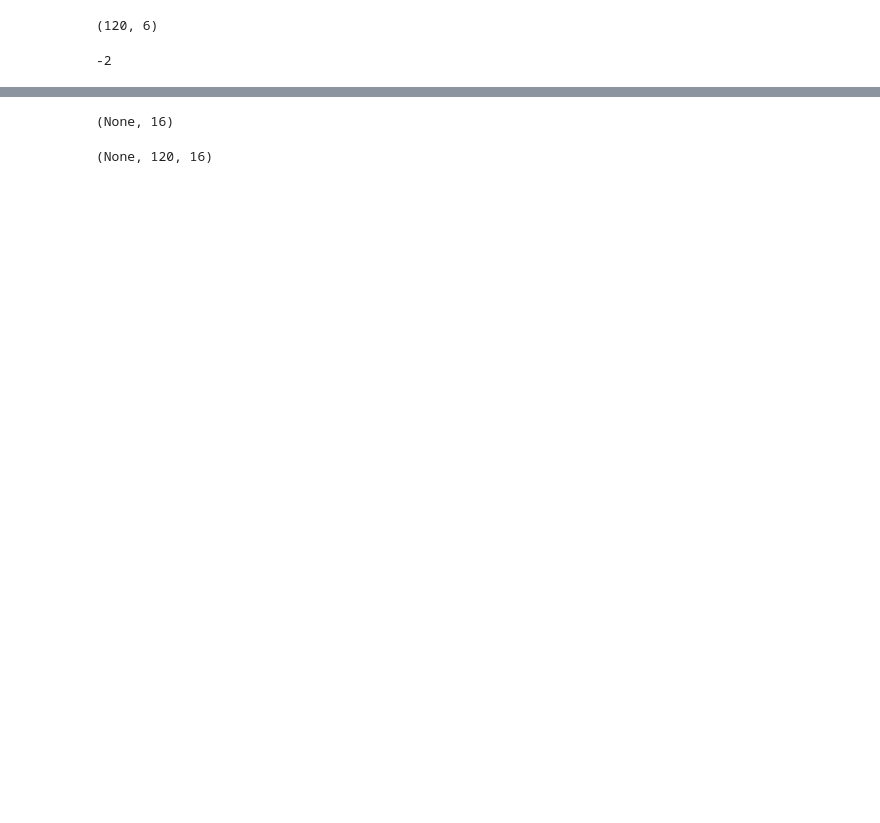
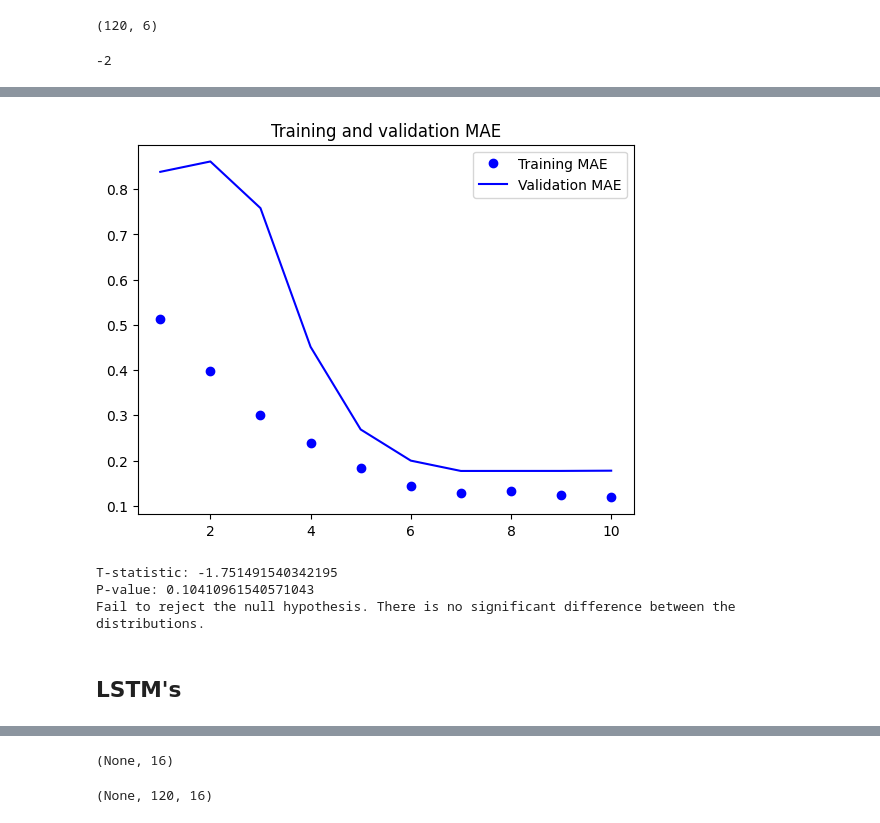
Before and after one commit to porallapradhyumna/Stock_prize_Prediction, a Jupyter notebook: SPP/Models_to_stats.ipynb.ipynb, the cells around one changed output, grey strips where cells are left out. Cells and saved outputs as stored; diff of their text form; code cells hidden in the pictures; blank space fills up the shorter version.

```diff
--- a/SPP/Models_to_stats.ipynb.ipynb
+++ b/SPP/Models_to_stats.ipynb.ipynb
@@ -201,20 +235,13 @@ model = keras.Model(inputs, outputs)
 
 # Define callbacks, compile the model, and train
 callbacks = [
-    keras.callbacks.ModelCheckpoint("jena_conv.tf",
+    keras.callbacks.ModelCheckpoint("v3_conv.tf",
                                     save_best_only=True)
 ]
 model.compile(optimizer="rmsprop", loss="mse", metrics=["mae"])
 history = model.fit(train_dataset, epochs=10, validation_data=val_dataset, callbacks=callbacks)
 
 # Load the saved model
-model = keras.models.load_model("jena_conv.tf")
-
-# Evaluate the model on the test dataset
-test_mae = model.evaluate(test_dataset)[1]
-print(f"Test MAE: {test_mae:.2f}")
-#code is creating a 1D convolutional neural network for a regression task (predicting a continuous value)
-# and evaluating its performance using the MAE metric on the test dataset.
-#TC96
+model = keras.models.load_model("v3_conv.tf")
 # %% [output]
 Epoch 1/10
@@ -237,3 +264,38 @@ Test MAE: 0.08
+# %%
+import matplotlib.pyplot as plt
+loss = history.history["mae"]
+val_loss = history.history["val_mae"]
+epochs = range(1, len(loss) + 1)
+plt.figure()
+plt.plot(epochs, loss, "bo", label="Training MAE")
+plt.plot(epochs, val_loss, "b", label="Validation MAE")
+plt.title("Training and validation MAE")
+plt.legend()
+plt.show()
+
+from scipy import stats
+
+
+# Perform a t-test assuming unequal variances (Welch's t-test)
+t_statistic, p_value = stats.ttest_ind(loss, val_loss, equal_var=False)
+
+# Print the results
+print("T-statistic:", t_statistic)
+print("P-value:", p_value)
+
+# Interpret the results
+alpha = 0.05  # significance level
+if p_value < alpha:
+    print("Reject the null hypothesis. There is a significant difference between the distributions.")
+else:
+    print("Fail to reject the null hypothesis. There is no significant difference between the distributions.")
+# %% [output]
+[figure, added]
+T-statistic: -1.751491540342195
+P-value: 0.10410961540571043
+Fail to reject the null hypothesis. There is no significant difference between the distributions.
+# %% [markdown]
+## LSTM's
 # %%
 inputs = keras.Input(shape=(sequence_length, raw_data.shape[-1]))
 x = layers.LSTM(16)(inputs)
```
Also changed, not shown: parts of 37 cells of this notebook, 36 other files.
